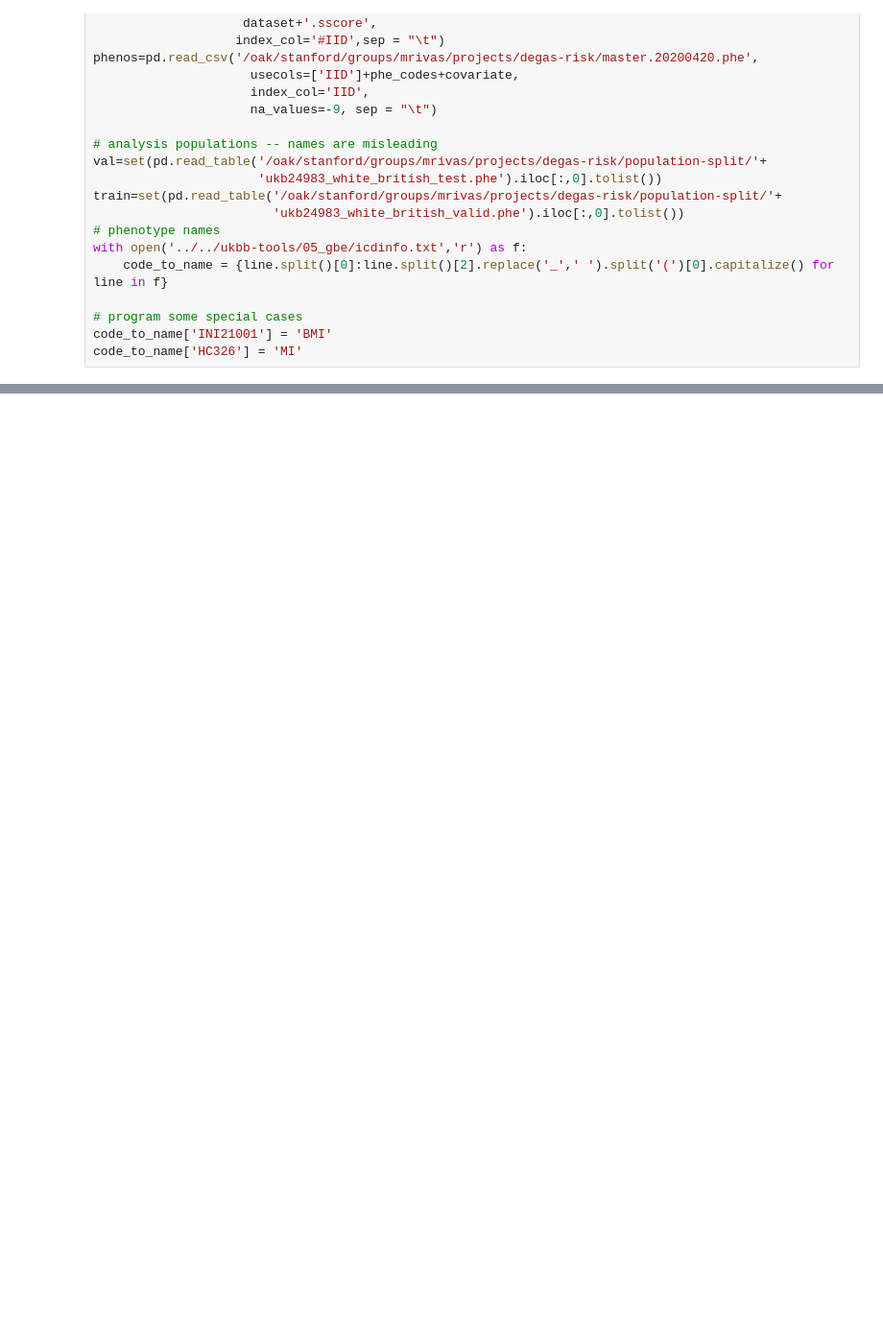
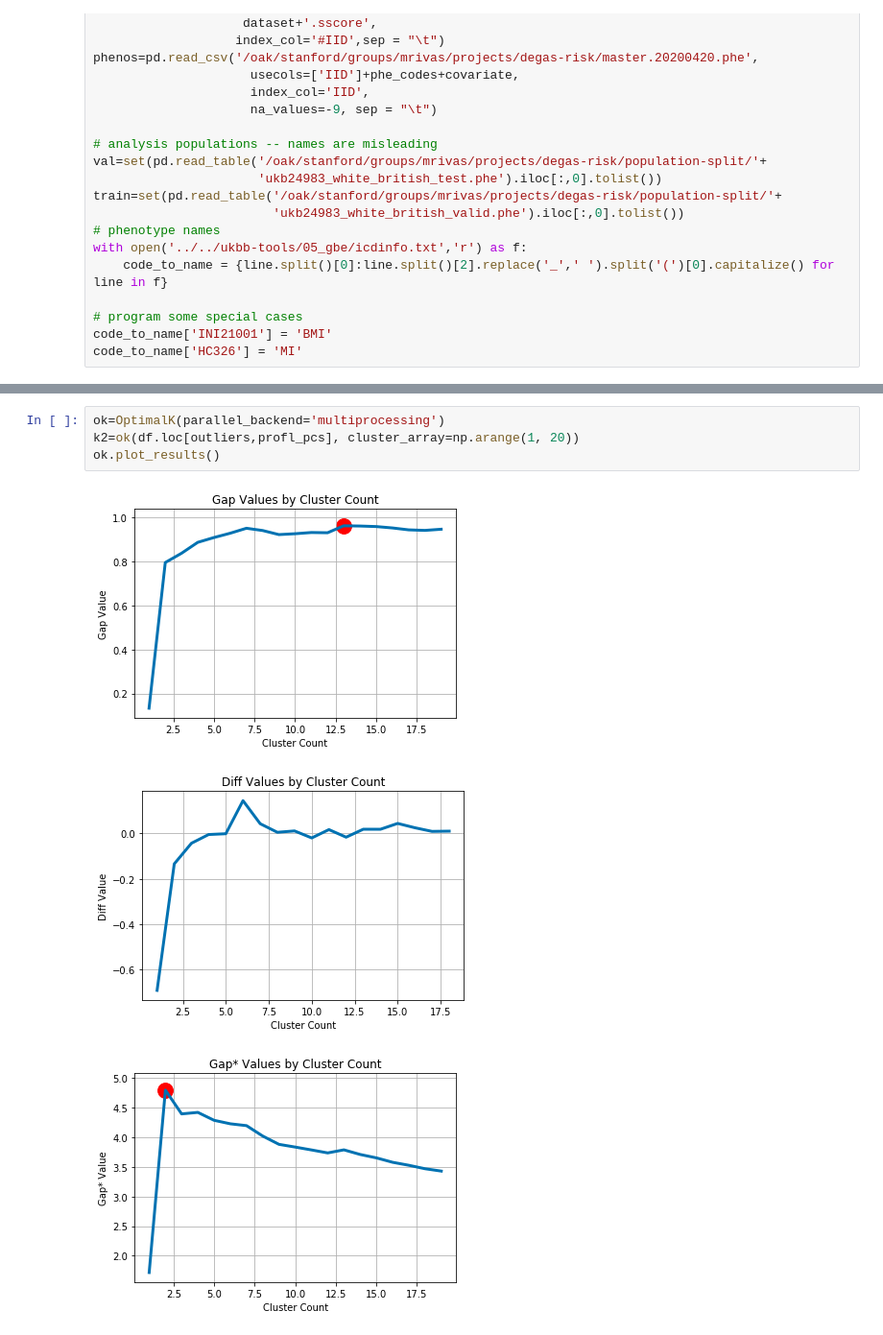
Before and after one commit to rivas-lab/degas-risk, a Jupyter notebook: figures/Figure6-Paint-Profiles.ipynb, the cells around one changed output, grey strips where cells are left out. Shown at 96% size. Cells and saved outputs as stored; diff of their text form; blank space fills up the shorter version.

```diff
--- a/figures/Figure6-Paint-Profiles.ipynb
+++ b/figures/Figure6-Paint-Profiles.ipynb
@@ -201,0 +207,8 @@ PC7: 54.3%, PC227: 1.7%, PC20: 1.6%, PC1: 1.5%, PC75: 1.5%
+# %%
+ok=OptimalK(parallel_backend='multiprocessing')
+k2=ok(df.loc[outliers,profl_pcs], cluster_array=np.arange(1, 20))
+ok.plot_results()
+# %% [output]
+[figure, added]
+[figure, added]
+[figure, added]
```
Also changed, not shown: parts of 3 cells of this notebook, 2 other files.
